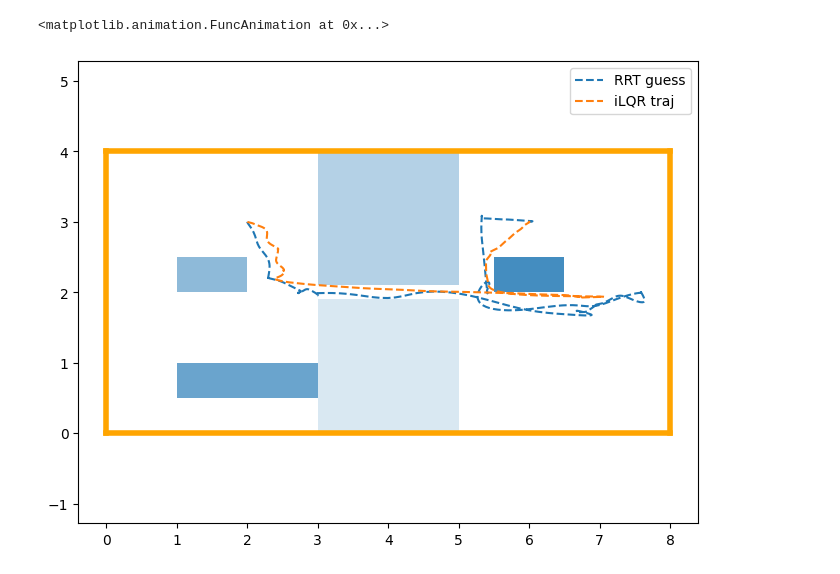
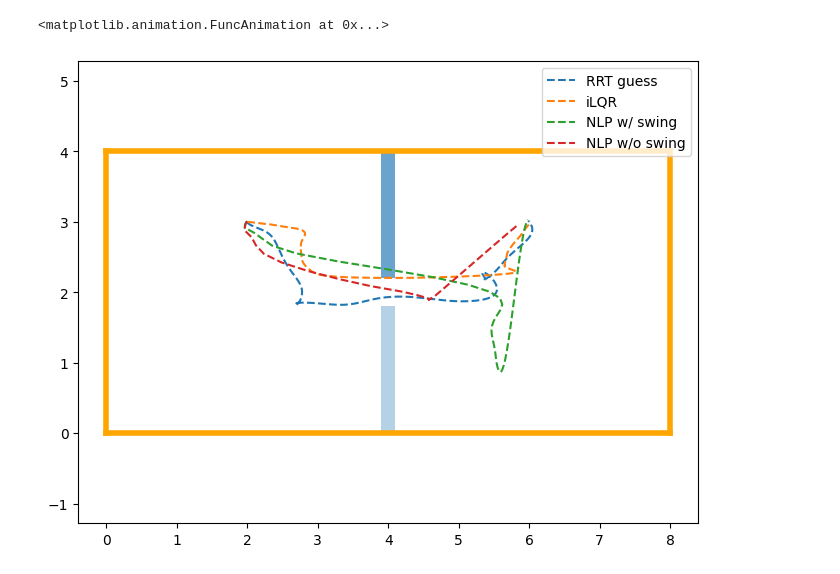
Before and after one commit to clee009/MEAM517-Final-Project, a Jupyter notebook: final_project.ipynb, the cells around one changed output. Cells and saved outputs as stored; diff of their text form; code cells hidden in the pictures.

```diff
--- a/final_project.ipynb
+++ b/final_project.ipynb
@@ -143,15 +143,17 @@ anime.animate()
 # %%
 import numpy as np
 from world import *
 
 
-suffix = "_complex"
+suffix = ""
 sdf = SignedDistanceField("./configs/world%s.yaml" % suffix)
 
 trajs = {}
 trajs["RRT guess"] = np.load("./initial_guesses/x%s.npy" % suffix)
-trajs["iLQR traj"] = np.load("./results/xx%s.npy" % suffix)
+trajs["iLQR"] = np.load("./results/xx%s.npy" % suffix)
+trajs["NLP w/ swing"] = np.load("./results/x_NLP.npy")
+trajs["NLP w/o swing"] = np.load("./results/x_NLP_no_swing.npy")
 
 sdf.plot_trajectories(trajs)
 # %% [output]
-[figure, old version]
+[figure, new version]
```
Also changed, not shown: 5 other files.
